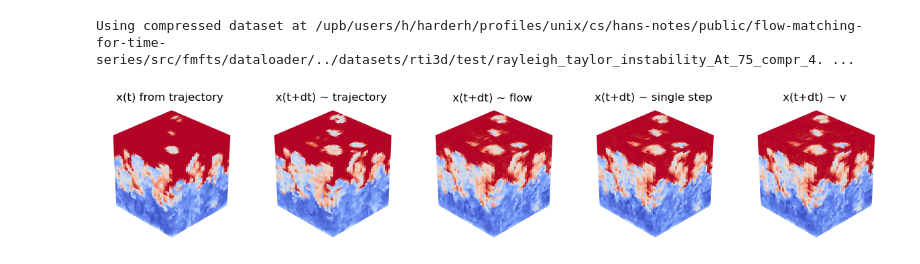
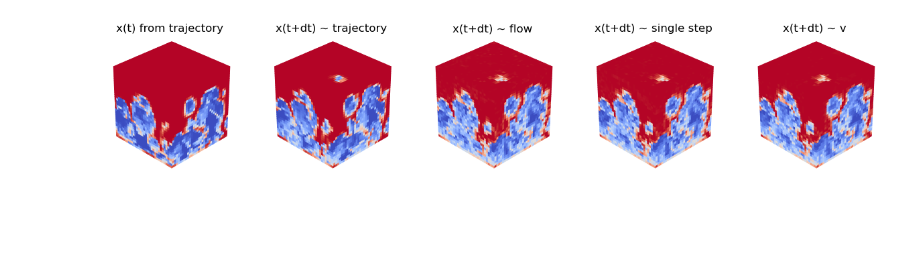
Before and after one commit to graps1/flow-matching-for-time-series, a Jupyter notebook: src/fmfts/experiments/rti3d_full/visualization.ipynb, the cells around one changed output. Saved outputs shown, nothing was run; the diff lists cells and outputs as text; code cells hidden in the pictures; blank space fills up the shorter version.

```diff
--- a/src/fmfts/experiments/rti3d_full/visualization.ipynb
+++ b/src/fmfts/experiments/rti3d_full/visualization.ipynb
@@ -12,38 +12,40 @@ torch.set_default_device("cuda")
 velocity = VelocityModelFullRTI3D(**params["velocity"]["model_kwargs"])
 velocity.load_state_dict(torch.load("trained_models/state_velocity.pt", weights_only=True)["model"])
 single_step = SingleStepModelFullRTI3D(velocity_model = copy.deepcopy(velocity), **params["single_step"]["model_kwargs"])
-single_step.load_state_dict(torch.load("trained_models/state_single_step.pt", weights_only=True)["model"])
+single_step.load_state_dict(torch.load("trained_models/state_single_step_12h.pt", weights_only=True)["model"])
 flow = FlowModelFullRTI3D(velocity_model = copy.deepcopy(velocity), **params["flow"]["model_kwargs"])
 flow.load_state_dict(torch.load("trained_models/state_flow.pt", weights_only=True)["model"])
 
 dataset_test = DatasetFullRTI3D(mode="test", **params["dataset"]["kwargs"])
-# %% [output]
-Using compressed dataset at /upb/users/h/harderh/profiles/unix/cs/hans-notes/public/flow-matching-for-time-series/src/fmfts/dataloader/../datasets/rti3d/test/rayleigh_taylor_instability_At_75_compr_4. ...
 # %%
 # demonstrates how one can predict a single sample
-y, x = dataset_test.get(0, 90, sequence_len=2)
+y, x = dataset_test.get(1, 90, sequence_len=2)
 # x_pred = velocity.sample(y[None], steps=10, method="midpoint")
 x0 = flow.p0.sample(y[None].shape).to(y.device)
+# x_pred = flow.sample(y[None], x0=x0, steps=2)
+# x_pred = flow(x0, y[None], torch.zeros(1), 0.95*torch.ones(1))
+# x_pred = flow(x_pred, y[None], 0.95*torch.ones(1), 0.05*torch.ones(1))
 x_pred = flow.sample(y[None], x0=x0, steps=1)
 x_pred1 = single_step.sample(y[None], x0=x0)
-x_pred2 = velocity.sample(y[None], x0=x0, steps=5, method="midpoint")
+# x_pred2 = velocity.sample(y[None], x0=x0, steps=20, method="midpoint")
+x_pred2 = velocity.sample(y[None], x0=x0, steps=50, method="midpoint")
 
 # plotting
 fig, ax = plt.subplots(1, 5, figsize=(5*3, 3), subplot_kw=dict(projection="3d"))
 dataset_test.plot(y, ax[0])
 dataset_test.plot(x, ax[1])
 dataset_test.plot(x_pred, ax[2])
 dataset_test.plot(x_pred1, ax[3])
 dataset_test.plot(x_pred2, ax[4])
 ax[0].set_title("x(t) from trajectory")
 ax[1].set_title("x(t+dt) ~ trajectory")
 ax[2].set_title("x(t+dt) ~ flow")
 ax[3].set_title("x(t+dt) ~ single step")
 ax[4].set_title("x(t+dt) ~ v")
 for i in range(5): ax[i].axis("off")
 plt.show()
 # %% [output]
-[figure, old version]
+[figure, new version]
 # %%
 # demonstrates how one can generate multiple trajectories
 n_trajectories = 2
```
Also changed, not shown: parts of 1 cell of this notebook, 11 other files.
